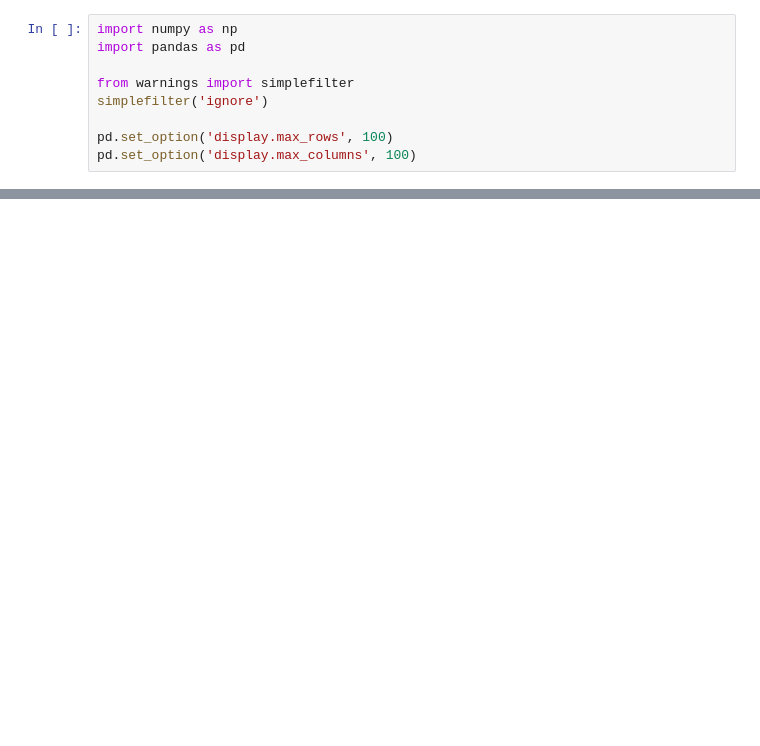
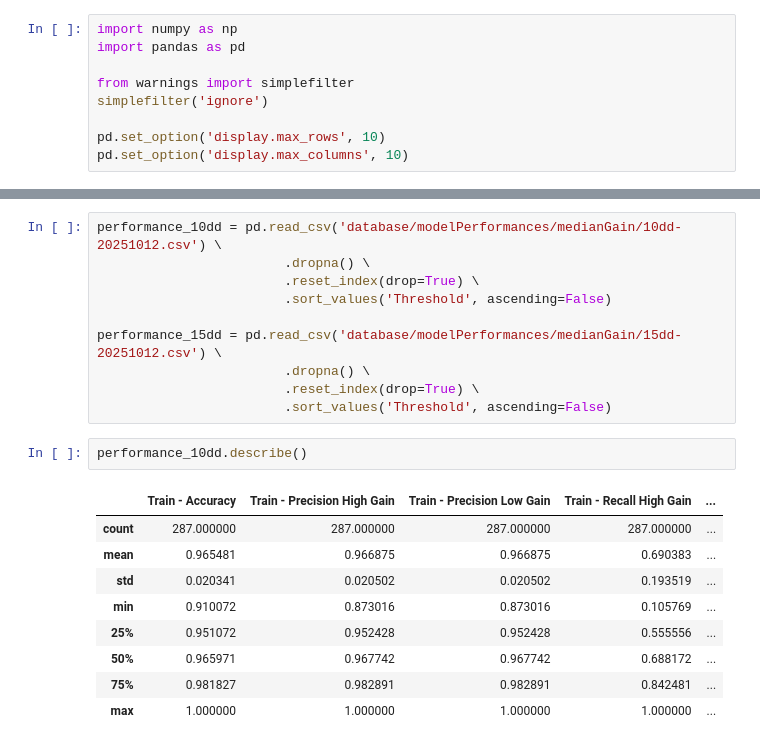
Before and after one commit to bagood/Stock-Analysis-Automation, a Jupyter notebook: executeModelling.ipynb, the cells around one changed output, grey strips where cells are left out. Saved outputs shown, nothing was run; the diff lists cells and outputs as text; blank space fills up the shorter version.

```diff
--- a/executeModelling.ipynb
+++ b/executeModelling.ipynb
@@ -5,6 +5,6 @@ import pandas as pd
 from warnings import simplefilter
 simplefilter('ignore')
 
-pd.set_option('display.max_rows', 100)
-pd.set_option('display.max_columns', 100)
+pd.set_option('display.max_rows', 10)
+pd.set_option('display.max_columns', 10)
 # %%
@@ -79,0 +16,22 @@ analysis_for_decision_making(10, '20250907')
+# %%
+performance_10dd = pd.read_csv('database/modelPerformances/medianGain/10dd-20251012.csv') \
+                        .dropna() \
+                        .reset_index(drop=True) \
+                        .sort_values('Threshold', ascending=False)
+
+performance_15dd = pd.read_csv('database/modelPerformances/medianGain/15dd-20251012.csv') \
+                        .dropna() \
+                        .reset_index(drop=True) \
+                        .sort_values('Threshold', ascending=False)
+# %%
+performance_10dd.describe()
+# %% [output]
+|  | Train - Accuracy | Train - Precision High Gain | Train - Precision Low Gain | Train - Recall High Gain | ... |
+| count | 287.000000 | 287.000000 | 287.000000 | 287.000000 | ... |
+| mean | 0.965481 | 0.966875 | 0.966875 | 0.690383 | ... |
+| std | 0.020341 | 0.020502 | 0.020502 | 0.193519 | ... |
+| min | 0.910072 | 0.873016 | 0.873016 | 0.105769 | ... |
+| 25% | 0.951072 | 0.952428 | 0.952428 | 0.555556 | ... |
+| 50% | 0.965971 | 0.967742 | 0.967742 | 0.688172 | ... |
+| 75% | 0.981827 | 0.982891 | 0.982891 | 0.842481 | ... |
+| max | 1.000000 | 1.000000 | 1.000000 | 1.000000 | ... |
```
Also changed, not shown: parts of 15 cells of this notebook, 3 other files.
